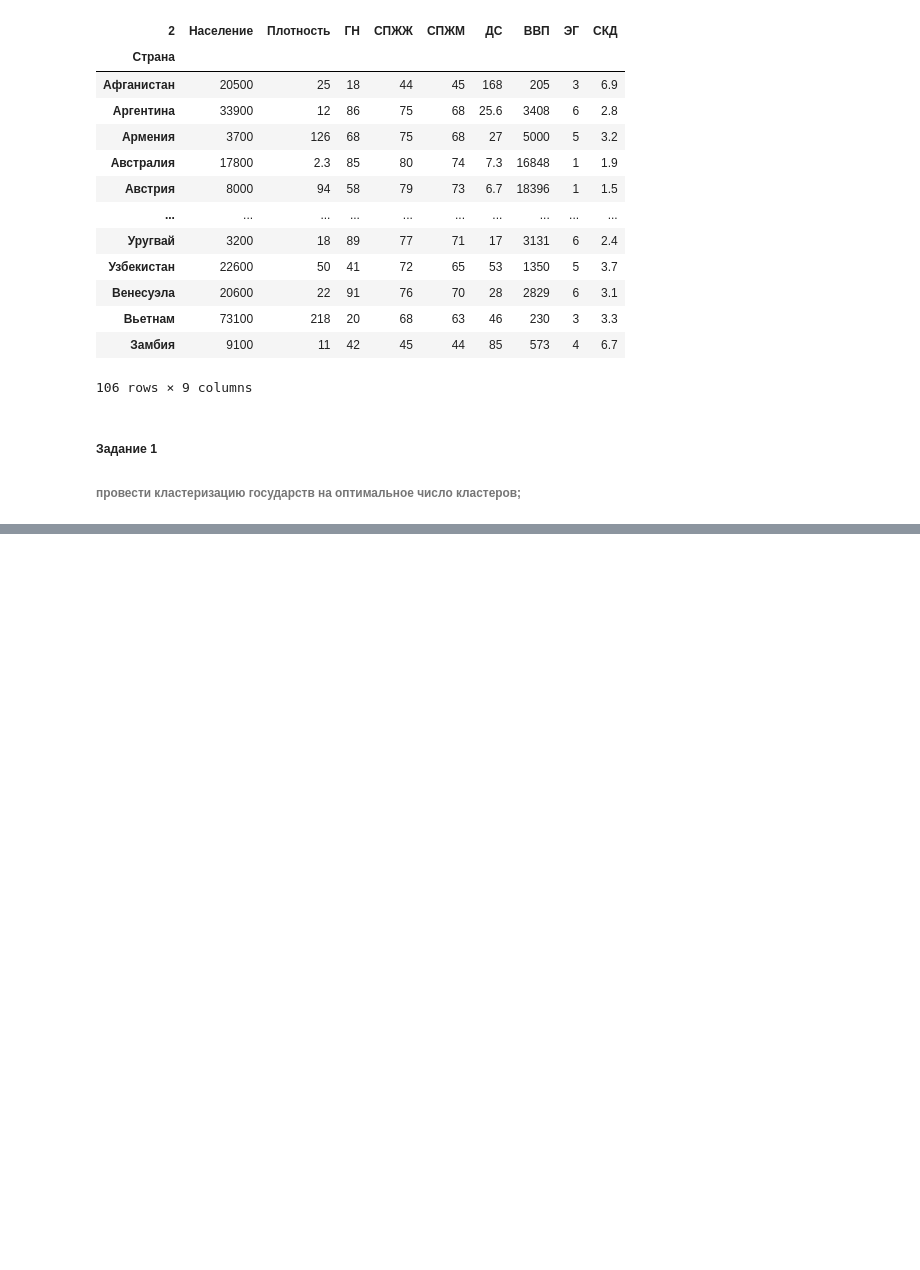
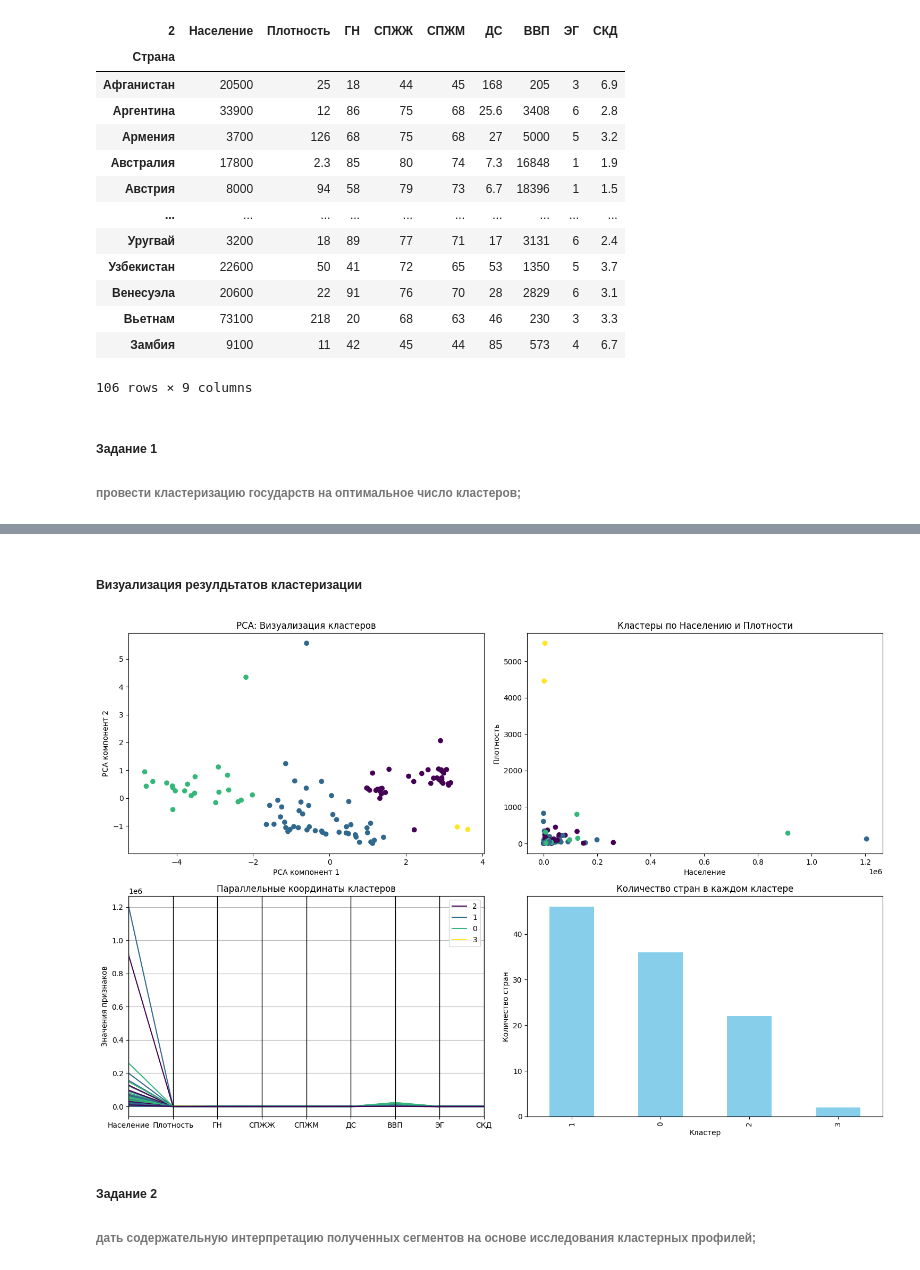
Before and after one commit to KrasArma/mathematical-statistics, a Jupyter notebook: 2---cluster-analysis/laba2.ipynb, the cells around one changed output, grey strips where cells are left out. Saved outputs shown, nothing was run; the diff lists cells and outputs as text; code cells hidden in the pictures; blank space fills up the shorter version.

```diff
--- a/2---cluster-analysis/laba2.ipynb
+++ b/2---cluster-analysis/laba2.ipynb
@@ -67,0 +71,5 @@ plt.show()
+# %%
+optimal_k = 4
+kmeans = KMeans(n_clusters=optimal_k, random_state=42)
+data['Кластер'] = kmeans.fit_predict(X_scaled)
+print(data)
@@ -67,0 +92,37 @@ plt.show()
+# %% [markdown]
+##### Визуализация резулдьтатов кластеризации
+# %%
+from sklearn.decomposition import PCA
+from pandas.plotting import parallel_coordinates
+
+fig, axs = plt.subplots(2, 2, figsize=(15, 10))
+
+pca = PCA(n_components=2)
+X_pca = pca.fit_transform(X_scaled)
+
+axs[0, 0].scatter(X_pca[:, 0], X_pca[:, 1], c=data['Кластер'], cmap='viridis', marker='o')
+axs[0, 0].set_title('PCA: Визуализация кластеров')
+axs[0, 0].set_xlabel('PCA компонент 1')
+axs[0, 0].set_ylabel('PCA компонент 2')
+
+axs[0, 1].scatter(data['Население'], data['Плотность'], c=data['Кластер'], cmap='viridis', marker='o')
+axs[0, 1].set_title('Кластеры по Населению и Плотности')
+axs[0, 1].set_xlabel('Население')
+axs[0, 1].set_ylabel('Плотность')
+
+parallel_coordinates(data, 'Кластер', colormap='viridis', ax=axs[1, 0])
+axs[1, 0].set_title('Параллельные координаты кластеров')
+axs[1, 0].set_ylabel('Значения признаков')
+
+data['Кластер'].value_counts().plot(kind='bar', ax=axs[1, 1], color='skyblue')
+axs[1, 1].set_title('Количество стран в каждом кластере')
+axs[1, 1].set_xlabel('Кластер')
+axs[1, 1].set_ylabel('Количество стран')
+
+plt.tight_layout()
+plt.show()
+# %% [output]
+[figure, added]
+# %% [markdown]
+##### Задание 2
+###### дать содержательную интерпретацию полученных сегментов на основе исследования кластерных профилей;
```
Also changed, not shown: parts of 9 cells of this notebook.
